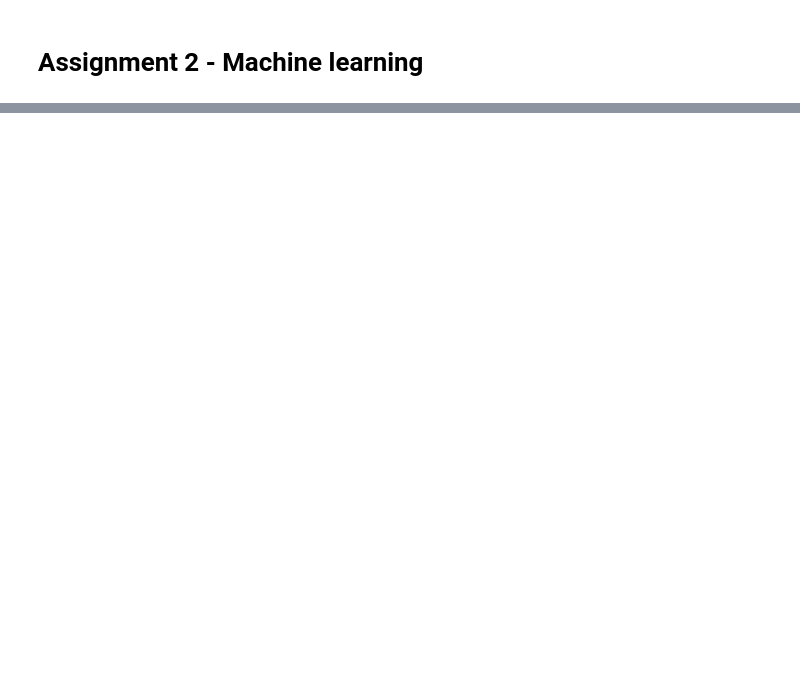
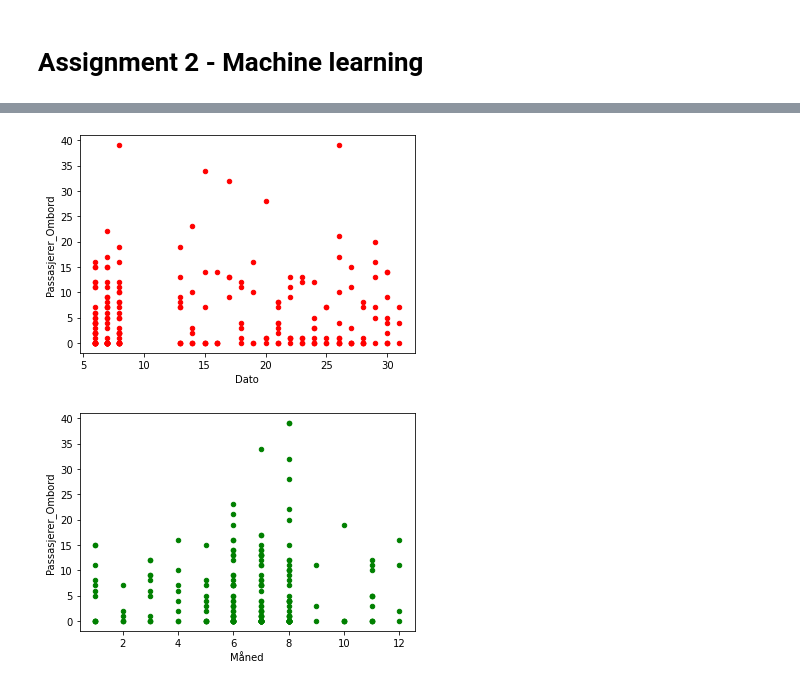
Before and after one commit to tomaloki/Assignment2_DAVE3625, a Jupyter notebook: Notebook/Assignment2_DAVE3625.ipynb, the cells around one changed output, grey strips where cells are left out. Saved outputs shown, nothing was run; the diff lists cells and outputs as text; code cells hidden in the pictures; blank space fills up the shorter version.

```diff
--- a/Notebook/Assignment2_DAVE3625.ipynb
+++ b/Notebook/Assignment2_DAVE3625.ipynb
@@ -15,0 +84,3 @@ from sklearn.model_selection import train_test_split
+# %%
+route_31 = df[df['Linjenavn'] == "31"]
+route_31.head()
@@ -15,0 +96,3 @@ from sklearn.model_selection import train_test_split
+# %%
+df_cleaned_route31 = route_31[['TurId', 'Dato', 'Måned', 'År', 'Linjenavn', 'Passasjerer_Ombord']]
+df_cleaned_route31.head(15)
@@ -15,0 +121,6 @@ from sklearn.model_selection import train_test_split
+# %%
+ax1 = df_cleaned_route31.plot(kind='scatter', x='Dato', y='Passasjerer_Ombord', color='r')
+ax2 = df_cleaned_route31.plot(kind='scatter', x='Måned', y='Passasjerer_Ombord', color='g')
+# %% [output]
+[figure, added]
+[figure, added]
```
Also changed, not shown: parts of 17 cells of this notebook.
